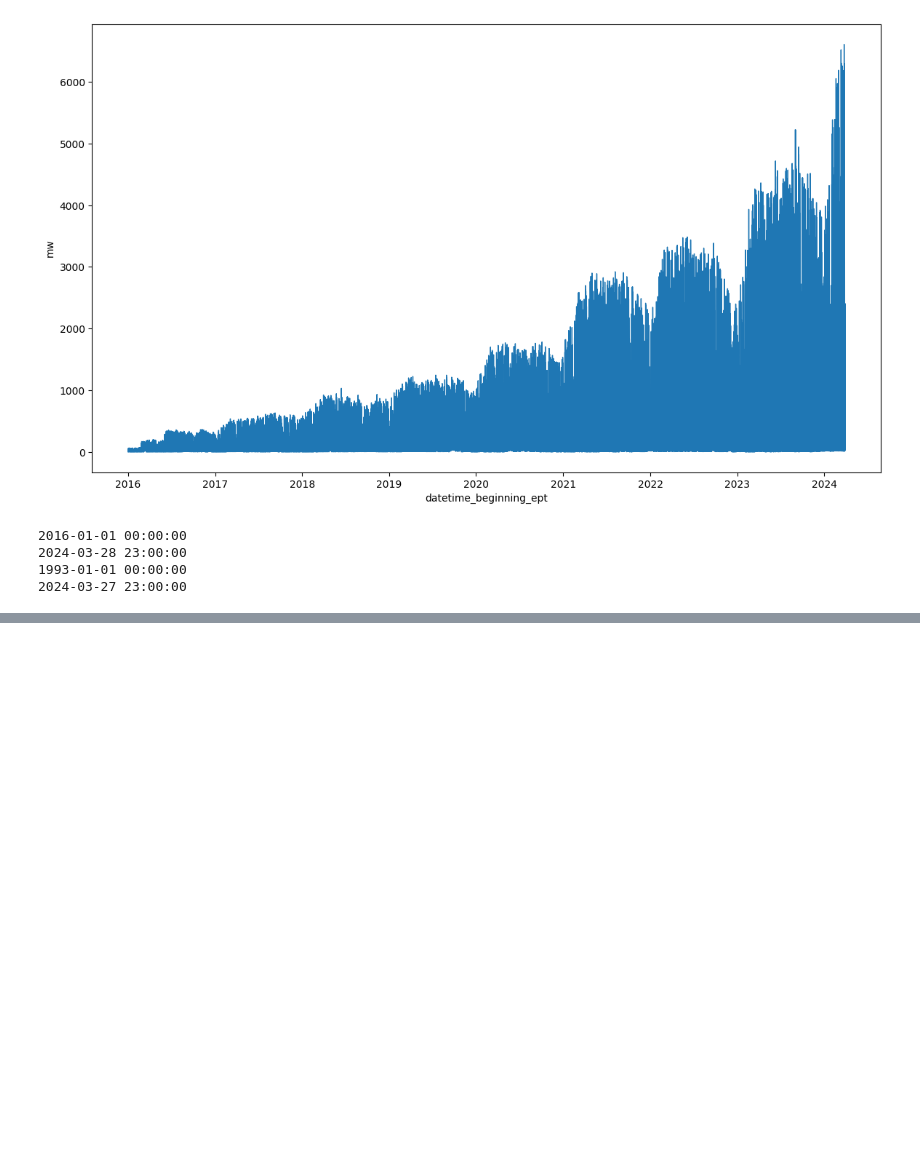
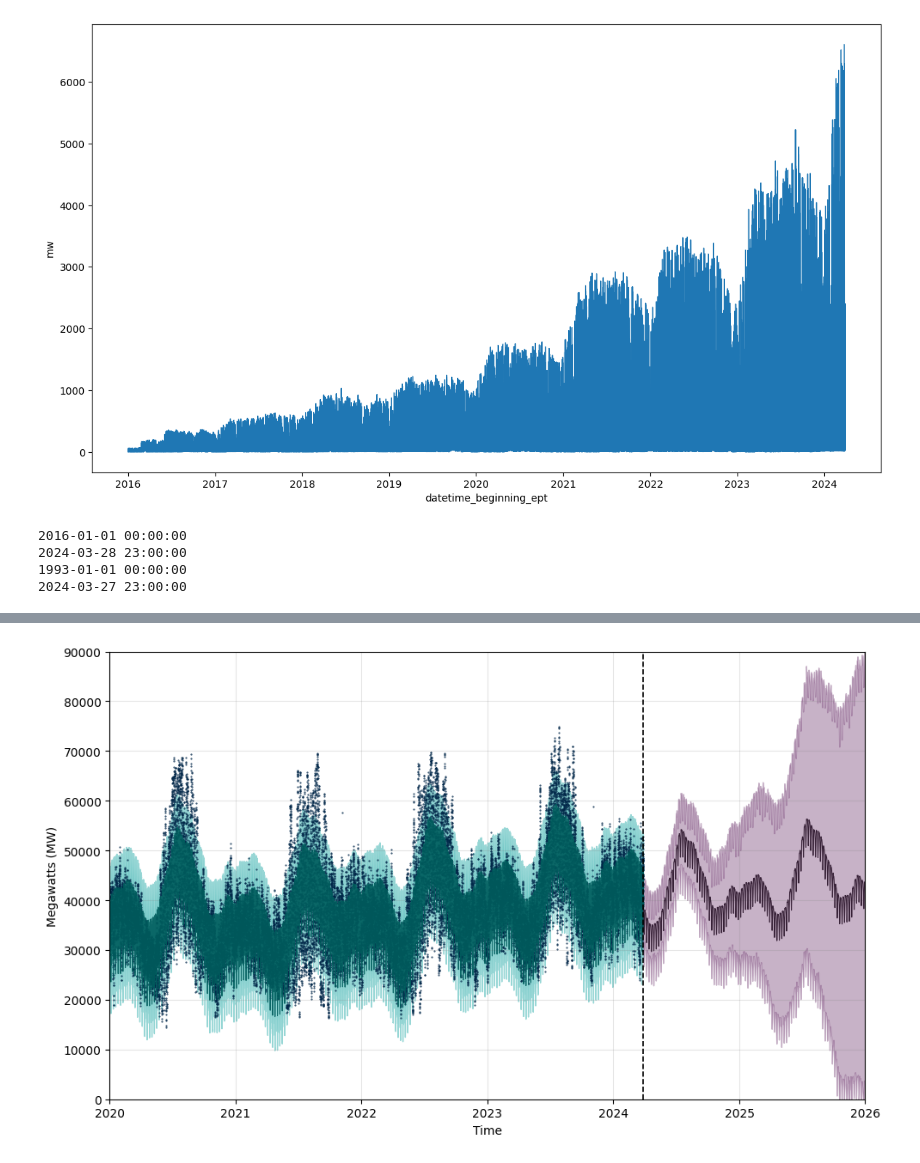
Before and after one commit to chill0121/Energy_Grid_Forecasting, a Jupyter notebook: Energy_Forecasting.ipynb, the cells around one changed output, grey strips where cells are left out. Saved outputs shown, nothing was run; the diff lists cells and outputs as text; code cells hidden in the pictures; blank space fills up the shorter version.

```diff
--- a/Energy_Forecasting.ipynb
+++ b/Energy_Forecasting.ipynb
@@ -177,0 +298,5 @@ print(load_df['datetime_beginning_ept'].max())
+# %%
+prophetplot(m, forecast)
+plt.show()
+# %% [output]
+[figure, added]
```
Also changed, not shown: parts of 7 cells of this notebook, 3 other files.
